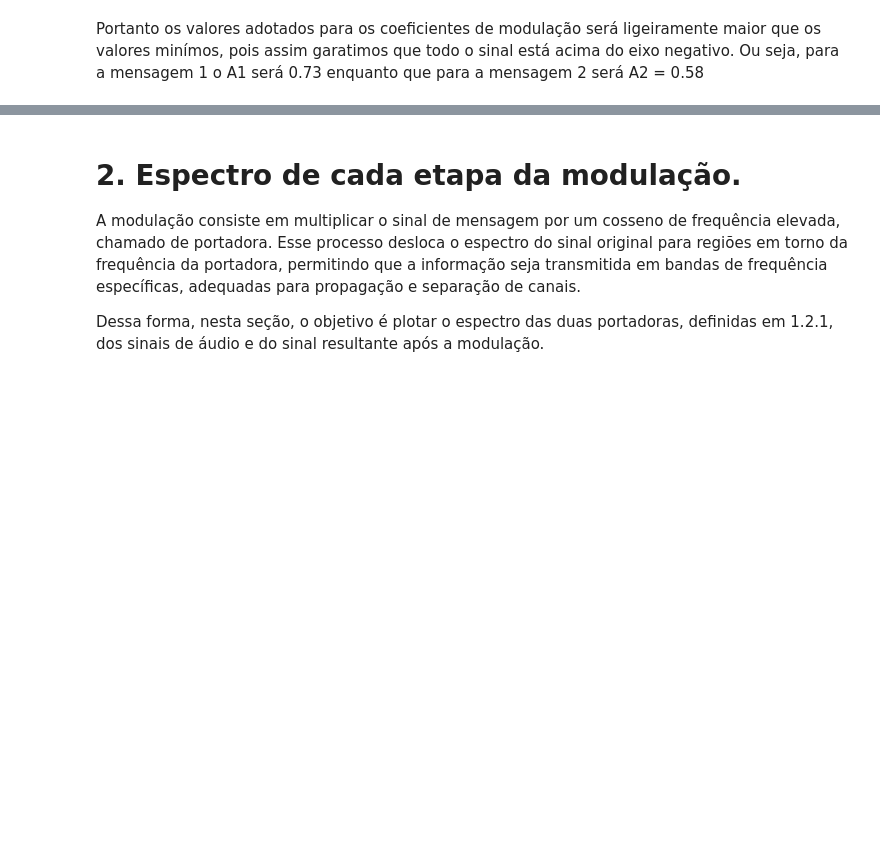
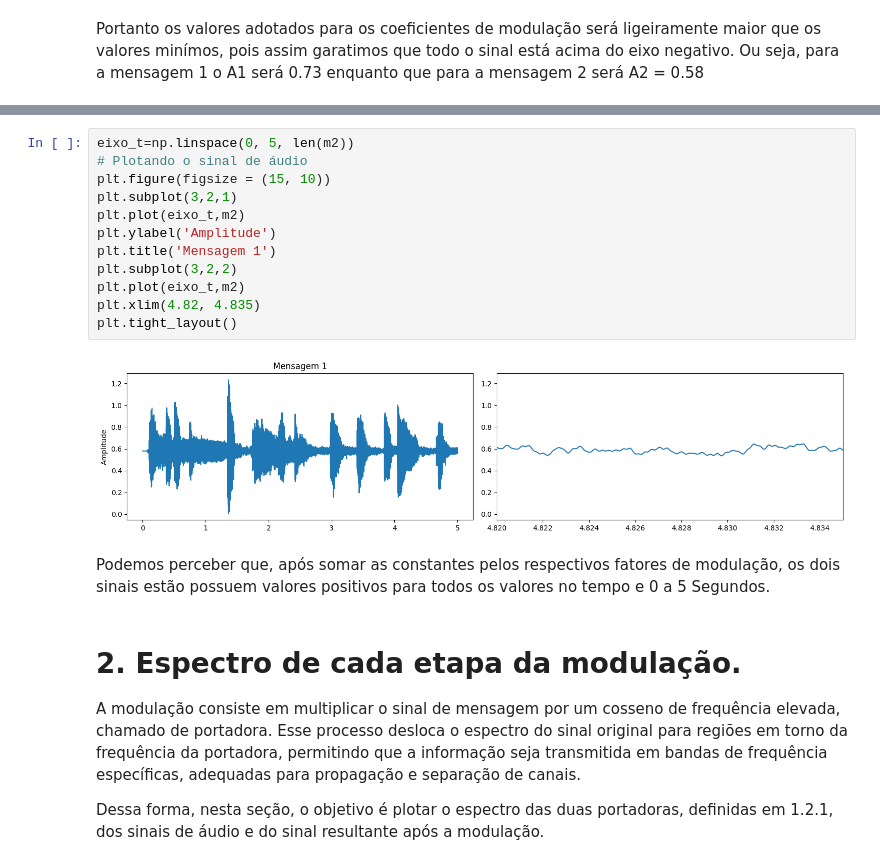
Before and after one commit to iyisakuma/PComunicacao, a Jupyter notebook: Atividade_1_Modulação_AM.ipynb, the cells around one changed output, grey strips where cells are left out. Saved outputs shown, nothing was run; the diff lists cells and outputs as text; blank space fills up the shorter version.

```diff
--- a/Atividade_1_Modulação_AM.ipynb
+++ b/Atividade_1_Modulação_AM.ipynb
@@ -202,3 +221,19 @@ Portanto os valores adotados para os coeficientes de modulação será ligeirame
+# %%
+eixo_t=np.linspace(0, 5, len(m2))
+# Plotando o sinal de áudio
+plt.figure(figsize = (15, 10))
+plt.subplot(3,2,1)
+plt.plot(eixo_t,m2)
+plt.ylabel('Amplitude')
+plt.title('Mensagem 1')
+plt.subplot(3,2,2)
+plt.plot(eixo_t,m2)
+plt.xlim(4.82, 4.835)
+plt.tight_layout()
+# %% [output]
+[figure, added]
+# %% [markdown]
+Podemos perceber que, após somar as constantes pelos respectivos fatores de modulação, os dois sinais estão possuem valores positivos para todos os valores no tempo e 0 a 5 Segundos.
 # %% [markdown]
 # 2. Espectro de cada etapa da modulação.
 
```
Also changed, not shown: parts of 10 cells of this notebook.
